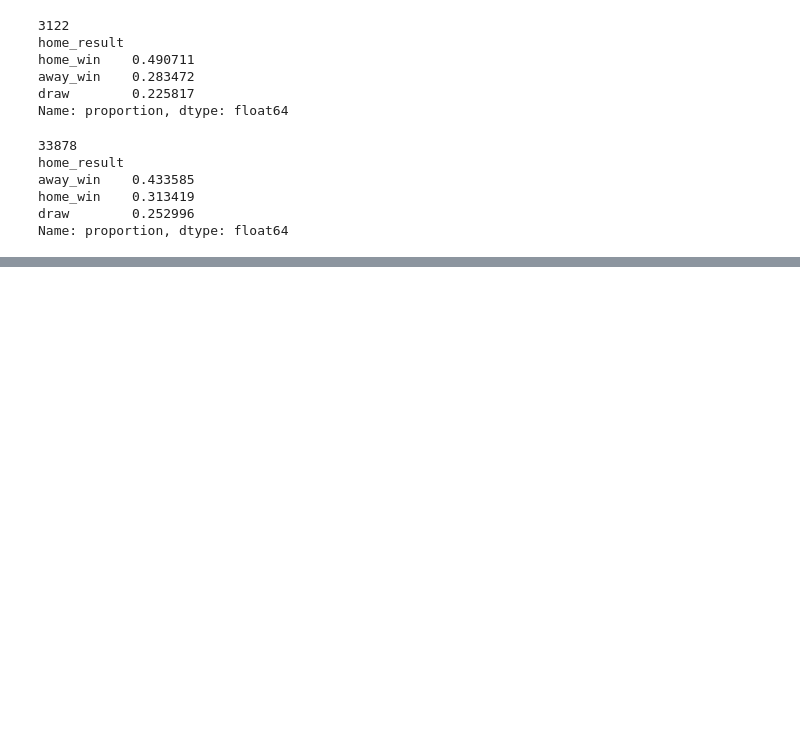
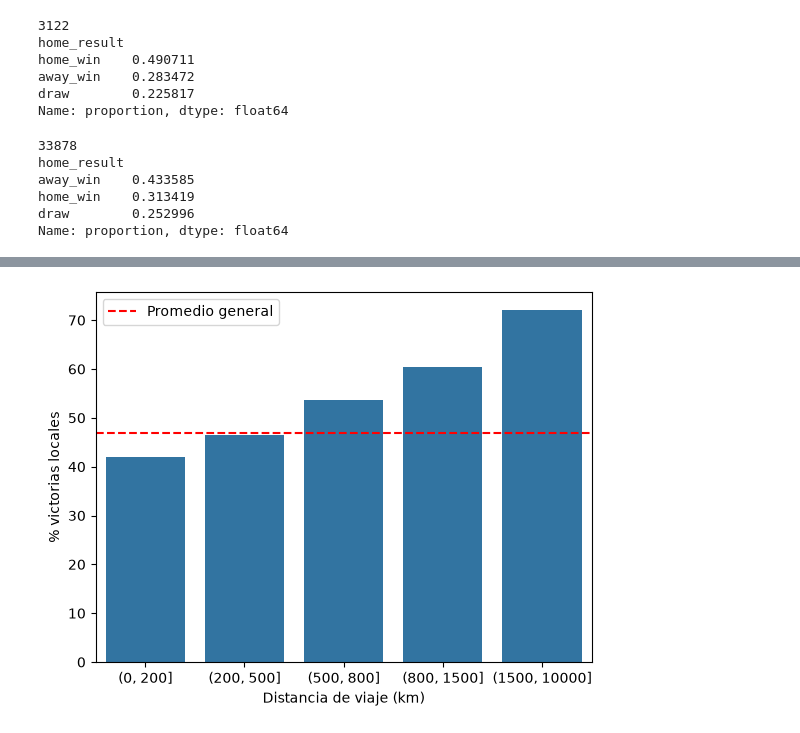
Before and after one commit to JuanjCruzL/La_ventaja_de_ser_local_en_el_futbol, a Jupyter notebook: cuadernos/exploracion_Natalia_Guzman.ipynb, the cells around one changed output, grey strips where cells are left out. Cells and saved outputs as stored; diff of their text form; code cells hidden in the pictures; blank space fills up the shorter version.

```diff
--- a/cuadernos/exploracion_Natalia_Guzman.ipynb
+++ b/cuadernos/exploracion_Natalia_Guzman.ipynb
@@ -198,0 +281,14 @@ Name: proportion, dtype: float64
+# %%
+df['tramo'] = pd.cut(df['travel_distance_km'], [0, 200, 500, 800, 1500, 10000])
+pct = (df.groupby('tramo', observed=True)['home_result']
+         .apply(lambda s: (s == 'home_win').mean() * 100)
+         .reset_index(name='pct_local'))
+
+sns.barplot(data=pct, x='tramo', y='pct_local')
+plt.axhline(46.9, color='red', linestyle='--', label='Promedio general')
+plt.ylabel('% victorias locales')
+plt.xlabel('Distancia de viaje (km)')
+plt.legend()
+plt.show()
+# %% [output]
+[figure, added]
```
Also changed, not shown: parts of 15 cells of this notebook, 1 other file.
